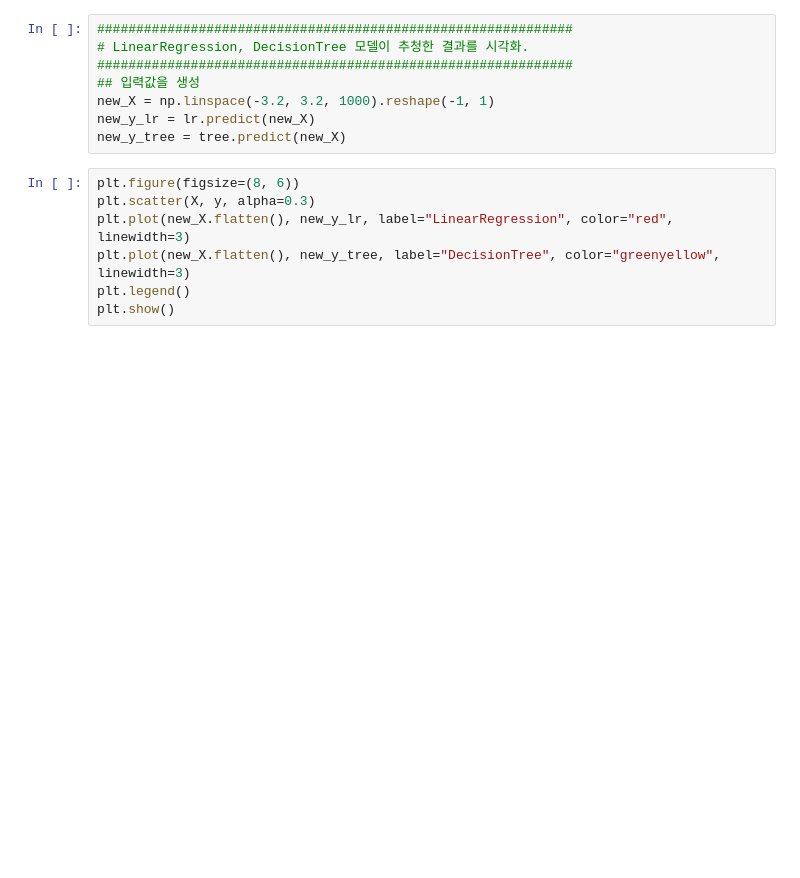
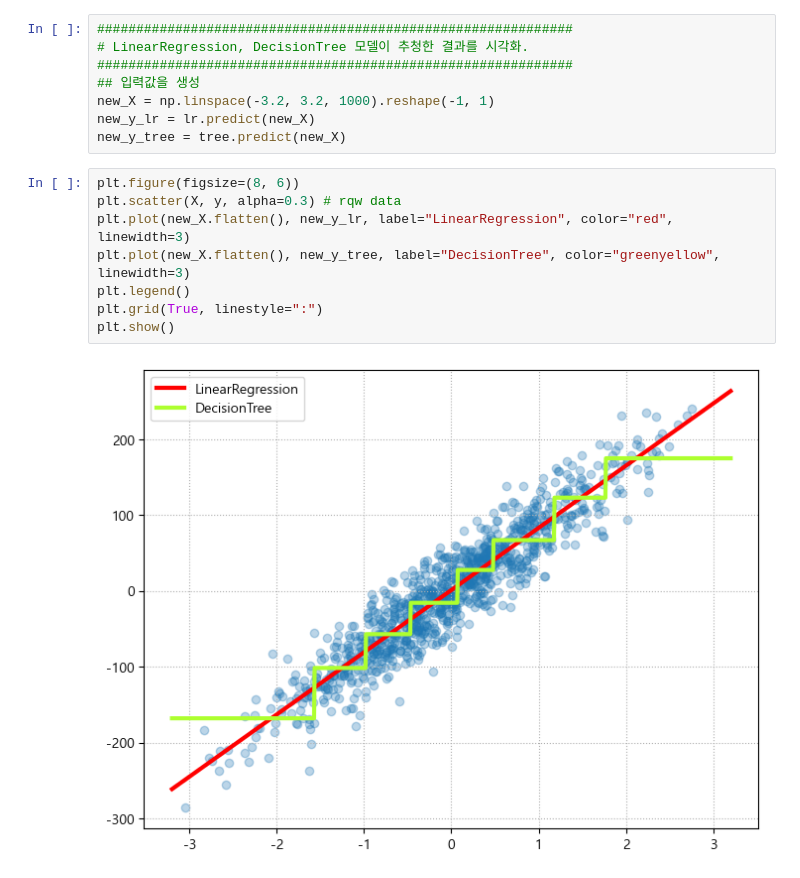
Before and after one commit to silentkit12/SKN21, a Jupyter notebook: 06_machine_learning/05_평가지표.ipynb, the cells around one changed output. Saved outputs shown, nothing was run; the diff lists cells and outputs as text; blank space fills up the shorter version.

```diff
--- a/06_machine_learning/05_평가지표.ipynb
+++ b/06_machine_learning/05_평가지표.ipynb
@@ -1045,11 +1160,14 @@ new_y_lr = lr.predict(new_X)
 new_y_tree = tree.predict(new_X)
 # %%
 plt.figure(figsize=(8, 6))
-plt.scatter(X, y, alpha=0.3)
+plt.scatter(X, y, alpha=0.3) # rqw data
 plt.plot(new_X.flatten(), new_y_lr, label="LinearRegression", color="red", linewidth=3)
 plt.plot(new_X.flatten(), new_y_tree, label="DecisionTree", color="greenyellow", linewidth=3)
 plt.legend()
+plt.grid(True, linestyle=":")
 plt.show()
+# %% [output]
+[figure, added]
 # %%
 %%writefile metrics.py
 
```
Also changed, not shown: parts of 37 cells of this notebook, 2 other files.
